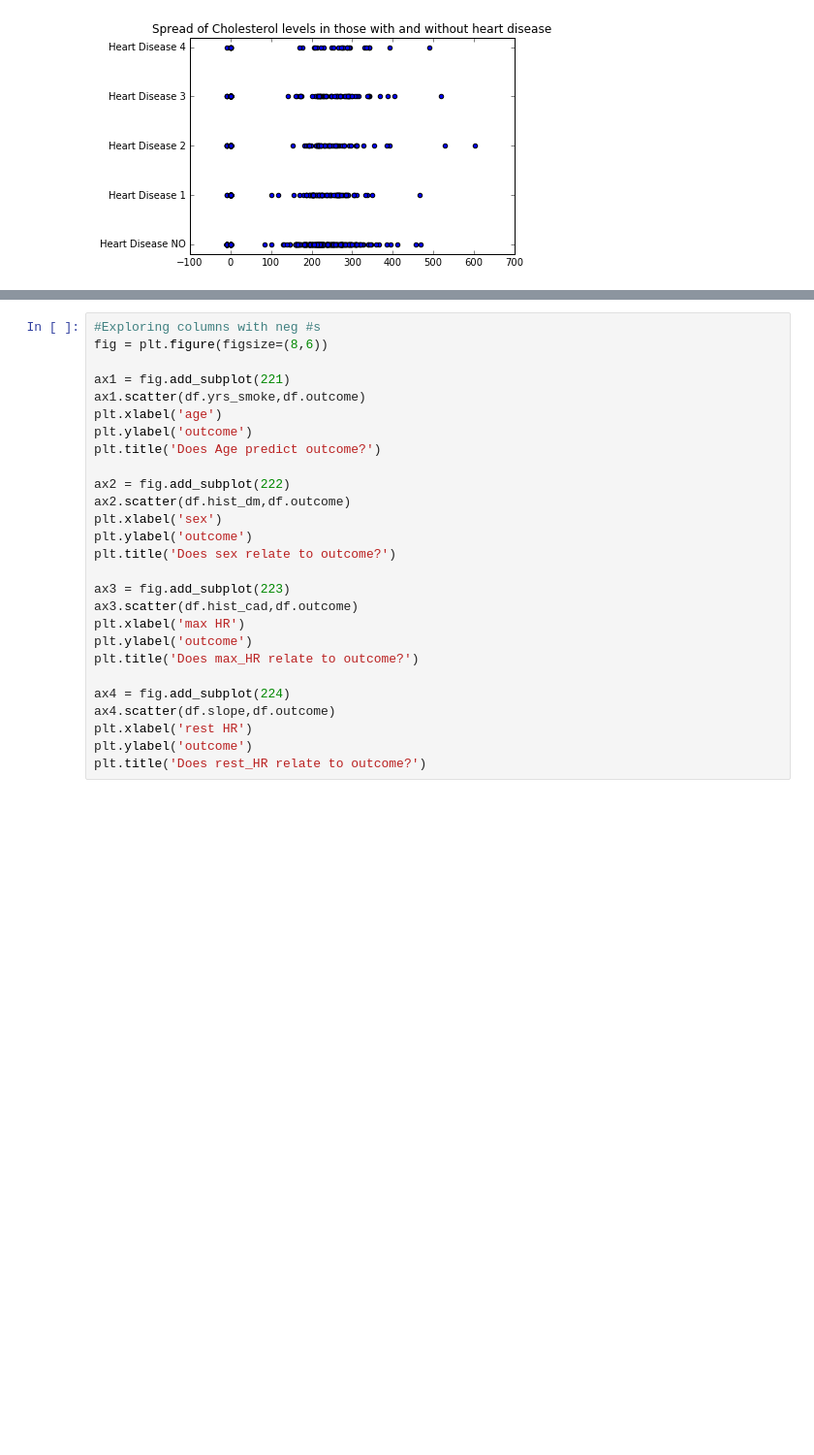
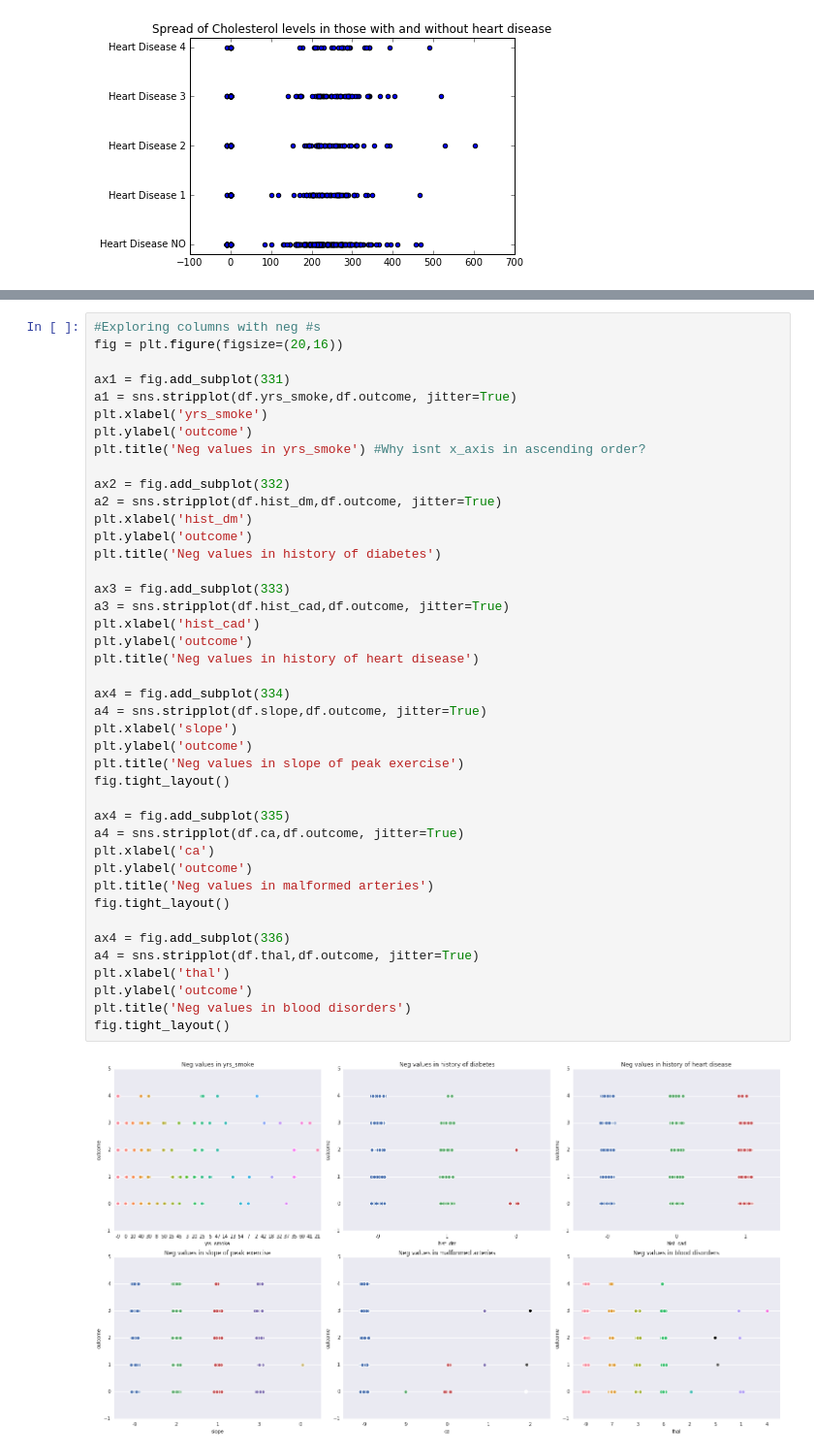
Before and after one commit to sheenstar/Springboard_Intensive, a Jupyter notebook: Capstone_project/HeartDisease_prediction.ipynb, the cells around one changed output, grey strips where cells are left out. Shown at 97% size. Saved outputs shown, nothing was run; the diff lists cells and outputs as text; blank space fills up the shorter version.

```diff
--- a/Capstone_project/HeartDisease_prediction.ipynb
+++ b/Capstone_project/HeartDisease_prediction.ipynb
@@ -333,27 +362,44 @@ df.head(5)
 # %%
 #Exploring columns with neg #s
-fig = plt.figure(figsize=(8,6))
+fig = plt.figure(figsize=(20,16))
 
-ax1 = fig.add_subplot(221)
-ax1.scatter(df.yrs_smoke,df.outcome)
-plt.xlabel('age')
+ax1 = fig.add_subplot(331)
+a1 = sns.stripplot(df.yrs_smoke,df.outcome, jitter=True)
+plt.xlabel('yrs_smoke')
 plt.ylabel('outcome')
-plt.title('Does Age predict outcome?')
+plt.title('Neg values in yrs_smoke') #Why isnt x_axis in ascending order?
 
-ax2 = fig.add_subplot(222)
-ax2.scatter(df.hist_dm,df.outcome)
-plt.xlabel('sex')
+ax2 = fig.add_subplot(332)
+a2 = sns.stripplot(df.hist_dm,df.outcome, jitter=True)
+plt.xlabel('hist_dm')
 plt.ylabel('outcome')
-plt.title('Does sex relate to outcome?')
+plt.title('Neg values in history of diabetes')
 
-ax3 = fig.add_subplot(223)
-ax3.scatter(df.hist_cad,df.outcome)
-plt.xlabel('max HR')
+ax3 = fig.add_subplot(333)
+a3 = sns.stripplot(df.hist_cad,df.outcome, jitter=True)
+plt.xlabel('hist_cad')
 plt.ylabel('outcome')
-plt.title('Does max_HR relate to outcome?')
+plt.title('Neg values in history of heart disease')
 
-ax4 = fig.add_subplot(224)
-ax4.scatter(df.slope,df.outcome)
-plt.xlabel('rest HR')
+ax4 = fig.add_subplot(334)
+a4 = sns.stripplot(df.slope,df.outcome, jitter=True)
+plt.xlabel('slope')
 plt.ylabel('outcome')
-plt.title('Does rest_HR relate to outcome?')
+plt.title('Neg values in slope of peak exercise')
+fig.tight_layout()
+
+ax4 = fig.add_subplot(335)
+a4 = sns.stripplot(df.ca,df.outcome, jitter=True)
+plt.xlabel('ca')
+plt.ylabel('outcome')
+plt.title('Neg values in malformed arteries')
+fig.tight_layout()
+
+ax4 = fig.add_subplot(336)
+a4 = sns.stripplot(df.thal,df.outcome, jitter=True)
+plt.xlabel('thal')
+plt.ylabel('outcome')
+plt.title('Neg values in blood disorders')
+fig.tight_layout()
+# %% [output]
+[figure, added]
```
Also changed, not shown: parts of 17 cells of this notebook.
